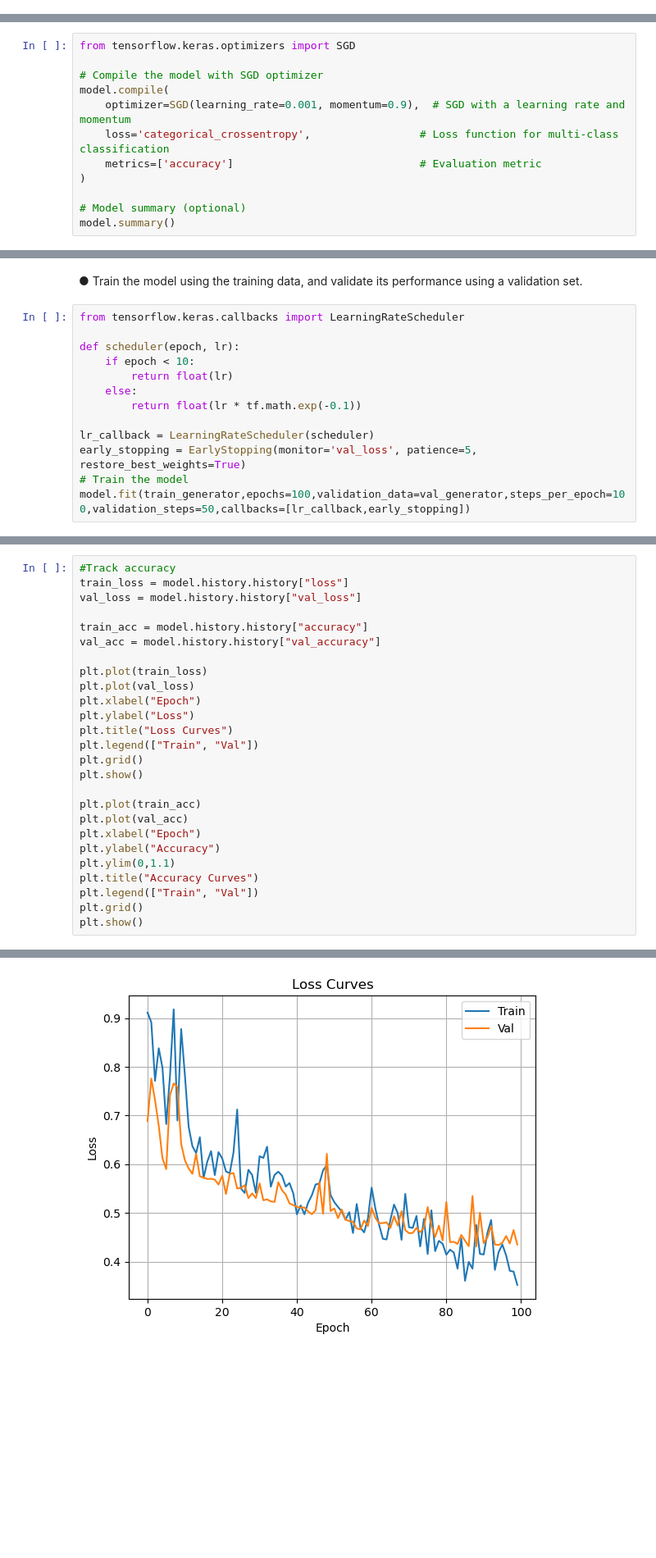
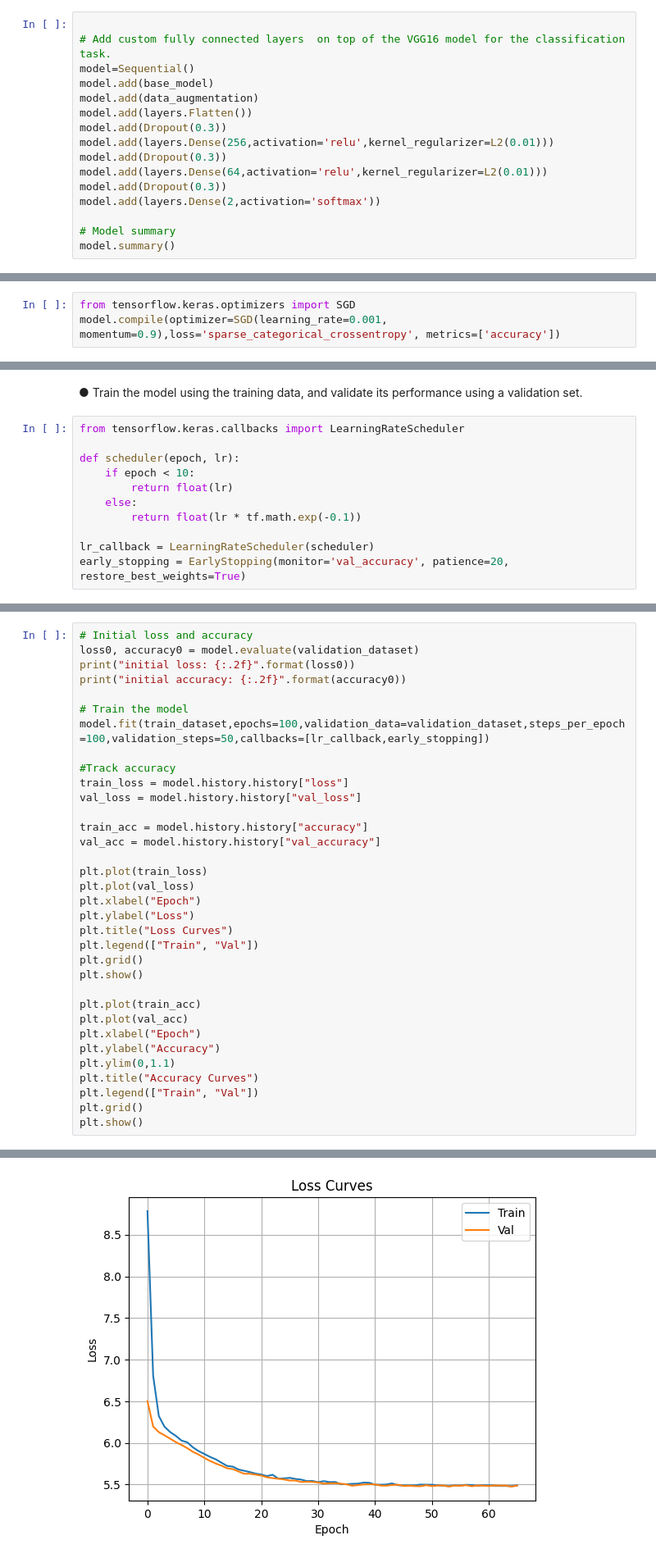
Before and after one commit to bharat-kumar-kolukula/artificial-intelligence, a Jupyter notebook: module-7-learning-from-pre-built-models-assignment.ipynb, the cells around one changed output, grey strips where cells are left out. Shown at 82% size. Saved outputs shown, nothing was run; the diff lists cells and outputs as text; blank space fills up the shorter version.

```diff
--- a/module-7-learning-from-pre-built-models-assignment.ipynb
+++ b/module-7-learning-from-pre-built-models-assignment.ipynb
@@ -83,0 +194,16 @@ base_model.trainable = False
+# %%
+
+# Add custom fully connected layers  on top of the VGG16 model for the classification task.
+model=Sequential()
+model.add(base_model)
+model.add(data_augmentation)
+model.add(layers.Flatten())
+model.add(Dropout(0.3))
+model.add(layers.Dense(256,activation='relu',kernel_regularizer=L2(0.01)))
+model.add(Dropout(0.3))
+model.add(layers.Dense(64,activation='relu',kernel_regularizer=L2(0.01)))
+model.add(Dropout(0.3))
+model.add(layers.Dense(2,activation='softmax'))
+
+# Model summary
+model.summary()
@@ -87,13 +235,4 @@ Model Compilation and Training:
 ● Compile the model using stochastic gradient descent, categorical cross-entropy as the loss function, and accuracy as the evaluation metric.
 # %%
 from tensorflow.keras.optimizers import SGD
-
-# Compile the model with SGD optimizer
-model.compile(
-    optimizer=SGD(learning_rate=0.001, momentum=0.9),  # SGD with a learning rate and momentum
-    loss='categorical_crossentropy',                 # Loss function for multi-class classification
-    metrics=['accuracy']                             # Evaluation metric
-)
-
-# Model summary (optional)
-model.summary()
+model.compile(optimizer=SGD(learning_rate=0.001, momentum=0.9),loss='sparse_categorical_crossentropy', metrics=['accuracy'])
@@ -127,6 +248,4 @@ def scheduler(epoch, lr):
         return float(lr * tf.math.exp(-0.1))
 
 lr_callback = LearningRateScheduler(scheduler)
-early_stopping = EarlyStopping(monitor='val_loss', patience=5, restore_best_weights=True)
-# Train the model
-model.fit(train_generator,epochs=100,validation_data=val_generator,steps_per_epoch=100,validation_steps=50,callbacks=[lr_callback,early_stopping])
+early_stopping = EarlyStopping(monitor='val_accuracy', patience=20, restore_best_weights=True)
@@ -140,4 +252,12 @@ Detected at node PyFunc defined at (most recent call last):
 # %%
+# Initial loss and accuracy
+loss0, accuracy0 = model.evaluate(validation_dataset)
+print("initial loss: {:.2f}".format(loss0))
+print("initial accuracy: {:.2f}".format(accuracy0))
+
+# Train the model
+model.fit(train_dataset,epochs=100,validation_data=validation_dataset,steps_per_epoch=100,validation_steps=50,callbacks=[lr_callback,early_stopping])
+
 #Track accuracy
 train_loss = model.history.history["loss"]
 val_loss = model.history.history["val_loss"]
@@ -167 +309 @@ plt.show()
-[figure, old version]
+[figure, new version]
```
Also changed, not shown: parts of 12 cells of this notebook.
